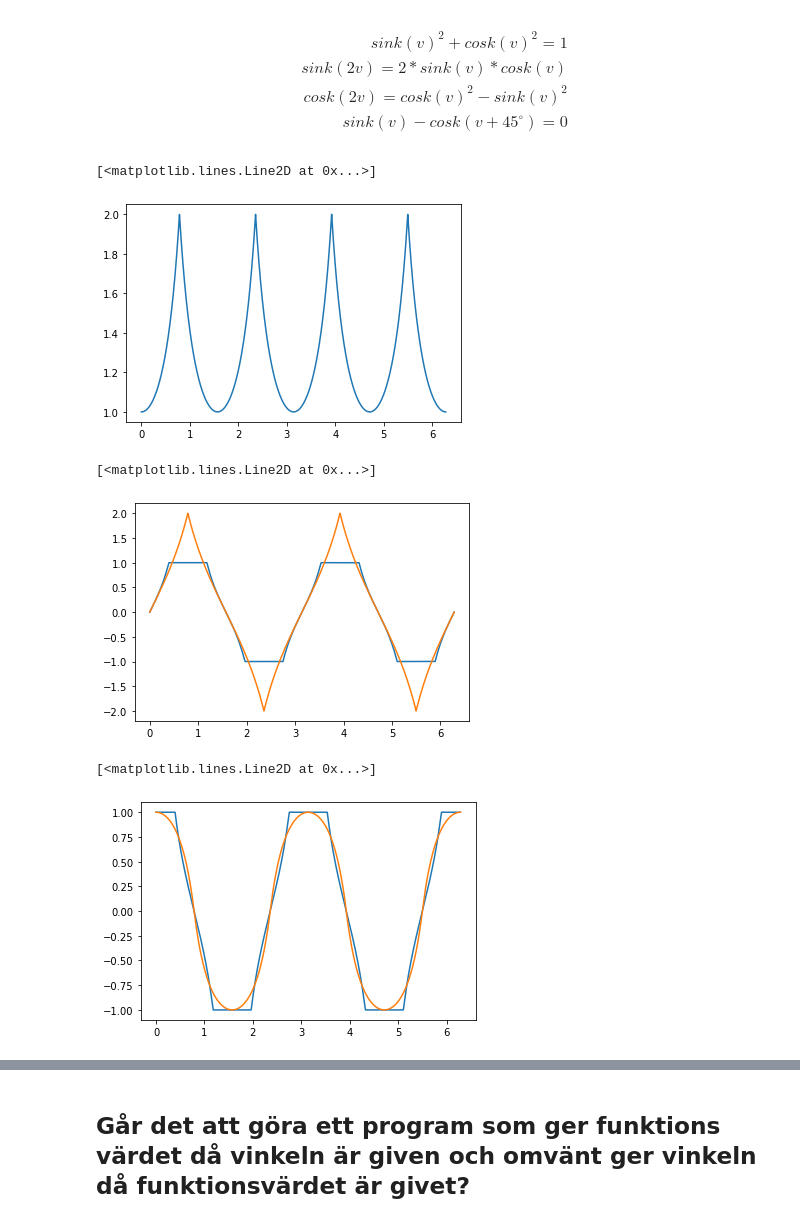
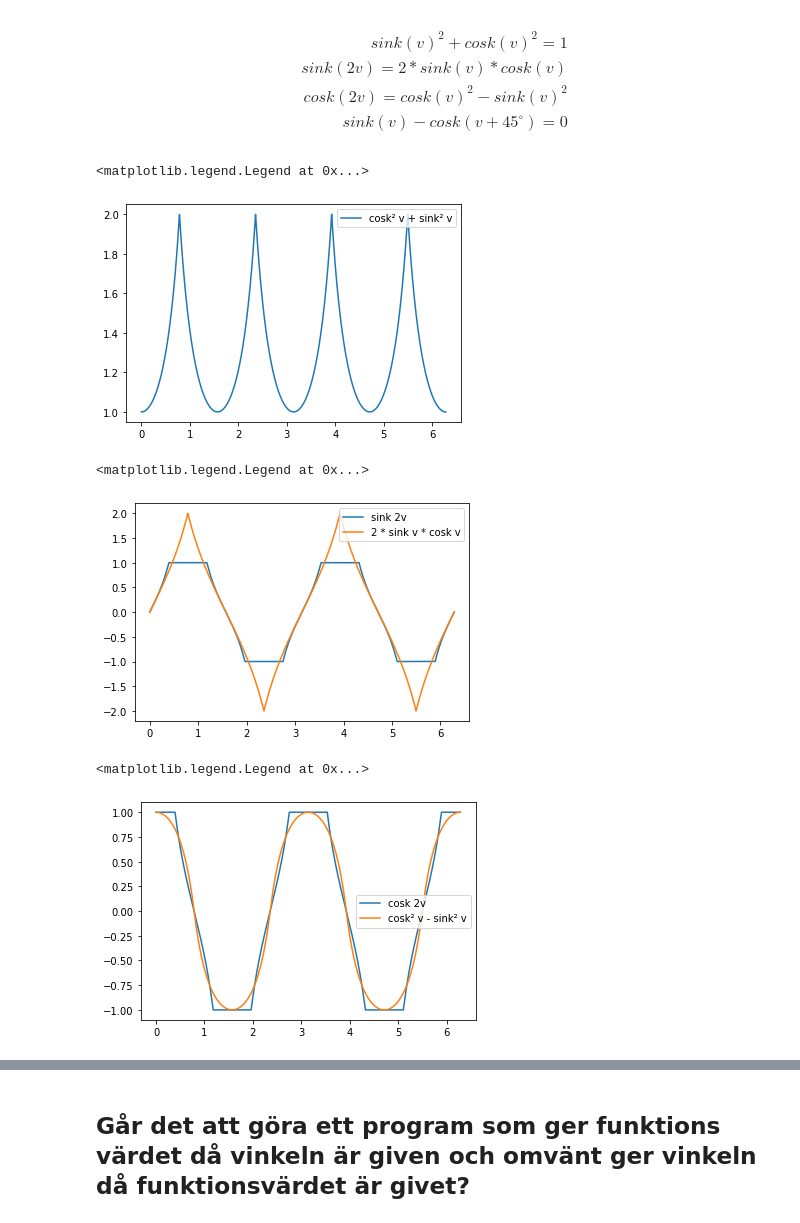
Before and after one commit to jollescott/sinus-kvadraticus, a Jupyter notebook: sinus-kvadraticus.ipynb, the cells around one changed output, grey strips where cells are left out. Drawn from its saved outputs; the diff is of its cells as text; code cells hidden in the pictures.

Commit message:
Added legends

```diff
--- a/sinus-kvadraticus.ipynb
+++ b/sinus-kvadraticus.ipynb
@@ -104,32 +104,35 @@ sink(v) - cosk(v + 45^\circ) = 0
 x = np.arange(2*np.pi, step=0.001)
 y = [cosk(v) ** 2 + sink(v) ** 2 for v in x]
 
-plt.plot(x, y)
+plt.plot(x, y, label='cosk² v + sink² v')
+plt.legend()
 # %% [output]
-[<matplotlib.lines.Line2D at 0x...>]
+<matplotlib.legend.Legend at 0x...>
-[figure, old version]
+[figure, new version]
 # %%
 x = np.arange(2*np.pi, step=0.001)
 
 y1 = [sink(2 * v) for v in x]
 y2 = [2 * sink(v) * cosk(v) for v in x]
 
-plt.plot(x, y1)
-plt.plot(x, y2)
+plt.plot(x, y1, label='sink 2v')
+plt.plot(x, y2, label='2 * sink v * cosk v')
+plt.legend()
 # %% [output]
-[<matplotlib.lines.Line2D at 0x...>]
+<matplotlib.legend.Legend at 0x...>
-[figure, old version]
+[figure, new version]
 # %%
 x = np.arange(2*np.pi, step=0.001)
 
-y1 = [cosk(2 * v) for v in x]
+y1 = [cosk(2*v) for v in x]
 y2 = [cosk(v) ** 2 - sink(v) ** 2 for v in x]
 
-plt.plot(x, y1)
-plt.plot(x, y2)
+plt.plot(x, y1, label='cosk 2v')
+plt.plot(x, y2, label='cosk² v - sink² v')
+plt.legend()
 # %% [output]
-[<matplotlib.lines.Line2D at 0x...>]
+<matplotlib.legend.Legend at 0x...>
-[figure, old version]
+[figure, new version]
 # %%
 x = np.arange(2*np.pi, step=0.001)
 
```
Also changed, not shown: parts of 1 cell of this notebook.
